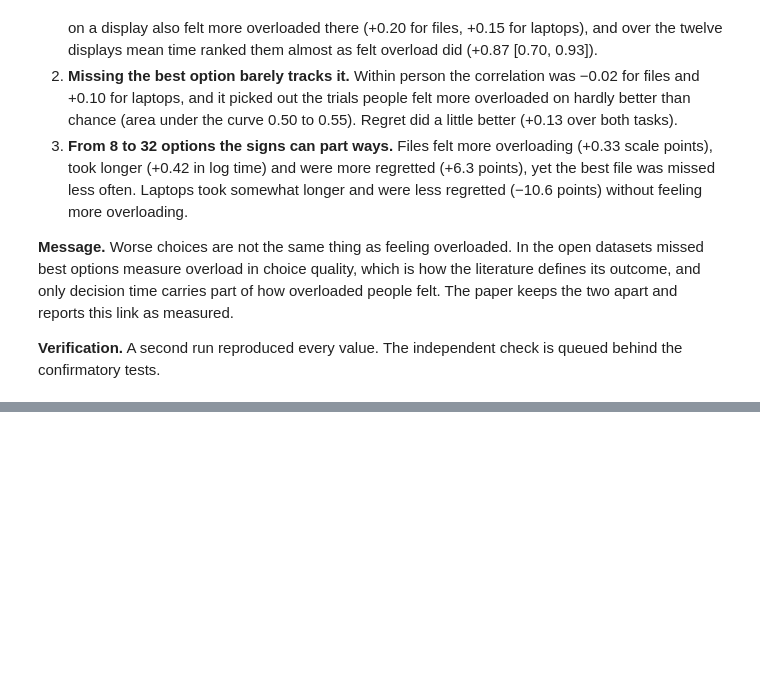
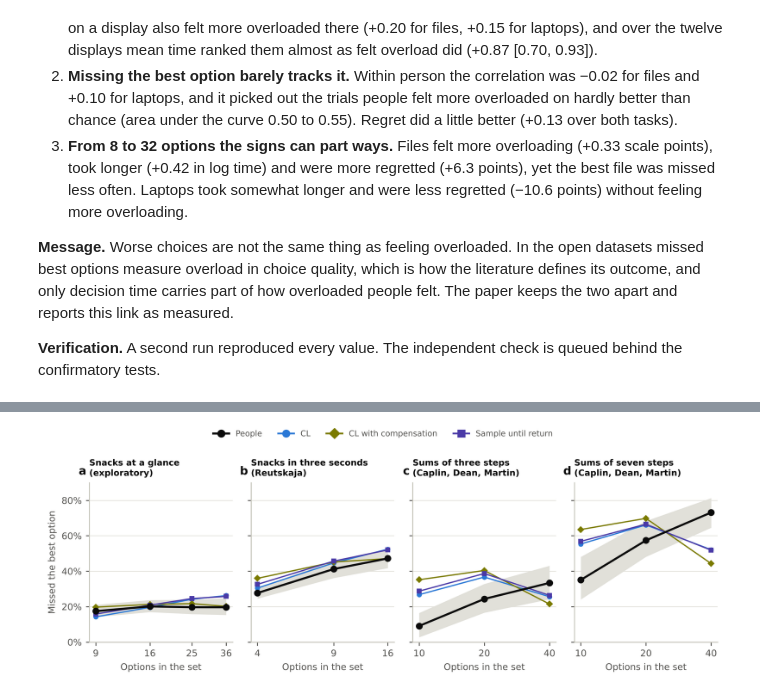
Before and after one commit to ucchol/overload-prediction, a Jupyter notebook: notebooks/02_overload_time_search.ipynb, the cells around one changed output, grey strips where cells are left out. Drawn from its saved outputs; the diff is of its cells as text; code cells hidden in the pictures; blank space fills up the shorter version.

```diff
--- a/notebooks/02_overload_time_search.ipynb
+++ b/notebooks/02_overload_time_search.ipynb
@@ -944,0 +1069,15 @@ Brackets give 95% percentile intervals from 1000 participant resamples. A star m
+# %%
+from overload.experiments import overload_premonition
+from overload.figures import figure_overload_forecast
+out = REPO / "results" / "overload_premonition"
+if RECOMPUTE or not (out / "summary.json").exists():
+    overload_premonition.run({"cdm": REPO / "data" / "cdm", "reutskaja": REPO / "data" / "reutskaja"}, out,
+                             replicates=1000, jobs=JOBS, status="confirmatory, Amendment 8")
+over = json.loads((out / "summary.json").read_text())
+snack_over = json.loads((REPO / "results" / "overload_snack" / "summary.json").read_text())  # exploratory
+figure_overload_forecast(over, snack_over, out / "fig_overload_forecast")
+display(Image(filename=str(out / "fig_overload_forecast.png"), width=950))
+display(Markdown((out / "table_overload.md").read_text()))
+display(Markdown("Exploratory, all five models\n\n" + (REPO / "results" / "overload_all_models" / "table_overload.md").read_text()))
+# %% [output]
+[figure, added]
```
Also changed, not shown: parts of 12 cells of this notebook, 8 other files.
